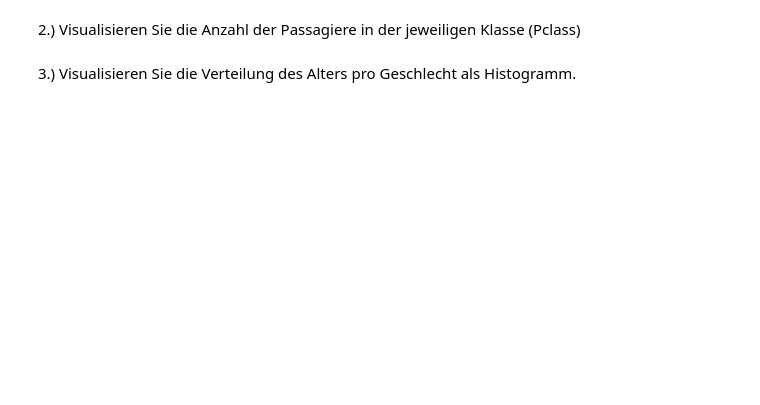
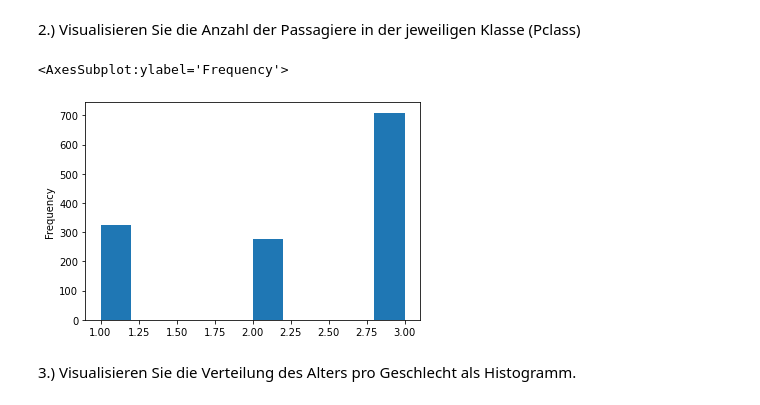
Before and after one commit to OgLocGreen/hska_ml_lab_master_exercises, a Jupyter notebook: Exercise 2 - Exploratory data analysis, Simple Classifier/Exercise 2.1 - Exploratory data analysis.ipynb, the cells around one changed output. Drawn from its saved outputs; the diff is of its cells as text; code cells hidden in the pictures; blank space fills up the shorter version.

```diff
--- a/Exercise 2 - Exploratory data analysis, Simple Classifier/Exercise 2.1 - Exploratory data analysis.ipynb
+++ b/Exercise 2 - Exploratory data analysis, Simple Classifier/Exercise 2.1 - Exploratory data analysis.ipynb
@@ -461,2 +472,8 @@ Um Zusammenhänge in Daten verstehen zu können, ist es essentiell die Daten zu
+# %%
+#plt.hist(df.Pclass, bins = 6)
+df.Pclass.plot(kind="hist")
+# %% [output]
+<AxesSubplot:ylabel='Frequency'>
+[figure, added]
 # %% [markdown]
 3.) Visualisieren Sie die Verteilung des Alters pro Geschlecht als Histogramm.
```
Also changed, not shown: parts of 29 cells of this notebook, 1 other file.
